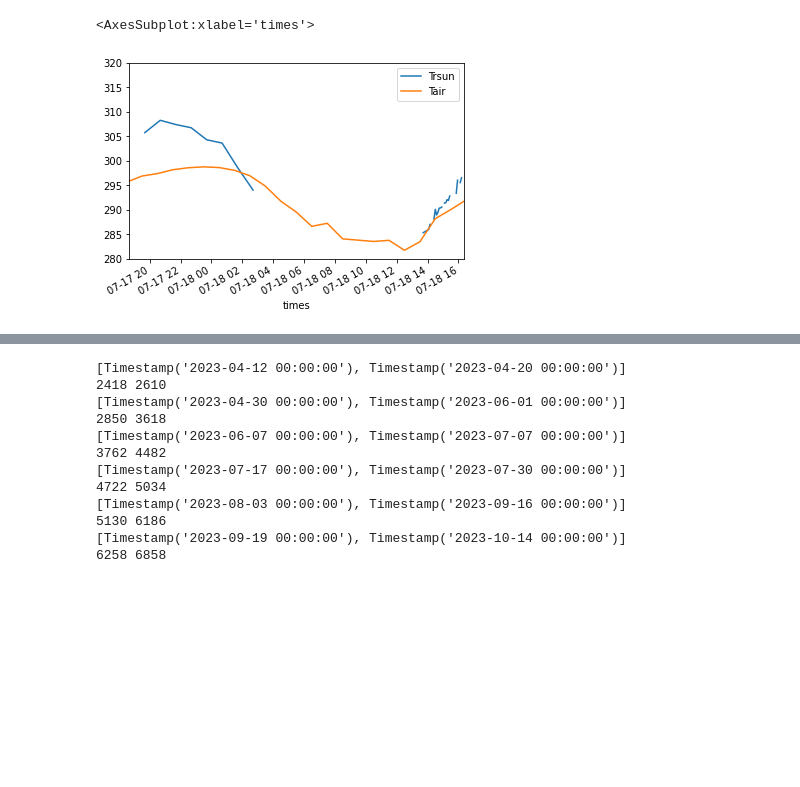
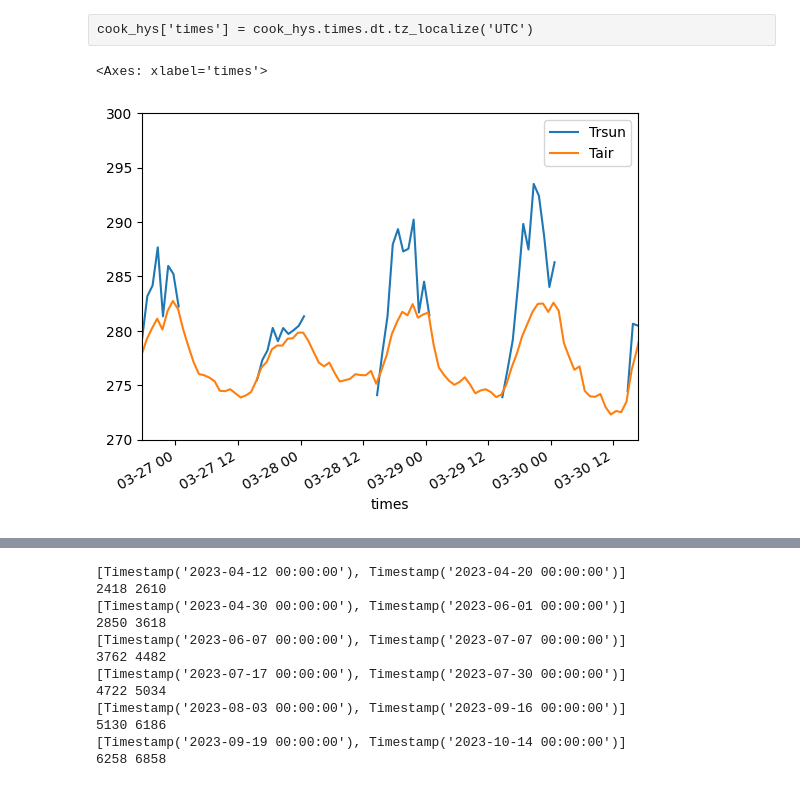
Before and after one commit to cafltar/CookIRCamET, a Jupyter notebook: et_prep.ipynb, the cells around one changed output, grey strips where cells are left out. Saved outputs shown, nothing was run; the diff lists cells and outputs as text; code cells hidden in the pictures; blank space fills up the shorter version.

```diff
--- a/et_prep.ipynb
+++ b/et_prep.ipynb
@@ -31,5 +34,15 @@ cook_hy2023 = pd.concat([cook_hy2023_v1,cook_hy2023_v2]).astype({'times':'dateti
+# %%
+cook_hy2023_v1 = pd.read_csv('../../work/CookIRCamET/Working/cookhy2023_V1_output.csv')
+cook_hy2023_v2 = pd.read_csv('../../work/CookIRCamET/Working/cookhy2023_V2_output.csv')
+cook_hy2024_v3 = pd.read_csv('../../work/CookIRCamET/Working/cookhy2024_V3_output.csv')
+# %%
+cook_hy2023_v1['times'] = pd.to_datetime(cook_hy2023_v1.times)
+cook_hy2023_v2['times'] = pd.to_datetime(cook_hy2023_v2.times)
+cook_hy2024_v3['times'] = pd.to_datetime(cook_hy2024_v3.times)
+# %%
+cook_hys = pd.concat([cook_hy2023_v1,cook_hy2023_v2,cook_hy2024_v3]).reset_index()
 # %%
-cook_flux = cook_flux[['Year', 'DoY', 'Hour', 'Rg', 'Tair', 'rH', 'LE_uStar_f', 'LE_uStar_fqc']]
+cook_flux = cook_flux[['Year', 'DoY', 'Hour', 'Rg', 'Tair', 'rH', 'LE_uStar_f']]
 cook_flux['lambda']=cook_flux.Tair.apply(latent)
 cook_flux['rho_w']=cook_flux.Tair.apply(rho_w)
 # %%
@@ -50,3 +62,5 @@ cook_hy2023['times'] = cook_hy2023.times.dt.tz_localize('UTC')
+# %% [raw]
+cook_hys['times'] = cook_hys.times.dt.tz_localize('UTC')
 # %%
 cook_flux['times'] = cook_flux.times.dt.tz_localize('Etc/GMT+8')
 # %%
@@ -56,14 +70,12 @@ cook_flux['times'] = cook_flux.times.dt.tz_convert('UTC')
 # %%
 cook_flux.Tair+=273.15
 # %%
-ax = cook_hy2023.plot(x='times',y='Trsun',
-                 xlim = [cook_hy2023.times.values[-48],cook_hy2023.times.values[-1]],
-                 ylim = [280,320])
+ax = cook_hys.plot(x='times',y='Trsun',
+                 xlim = [cook_hys.times.values[-96],cook_hys.times.values[-1]],ylim=[270,300])
 
 cook_flux.plot(x='times',y='Tair',
-                 xlim = [cook_hy2023.times.values[-48],cook_hy2023.times.values[-1]],
-                 ylim = [280,320],ax=ax)
+                 xlim = [cook_hys.times.values[-96],cook_hys.times.values[-1]],ylim=[270,300],ax=ax)
 # %% [output]
-<AxesSubplot:xlabel='times'>
+<Axes: xlabel='times'>
-[figure, old version]
+[figure, new version]
 # %%
```
Also changed, not shown: parts of 38 cells of this notebook, 8 other files.
